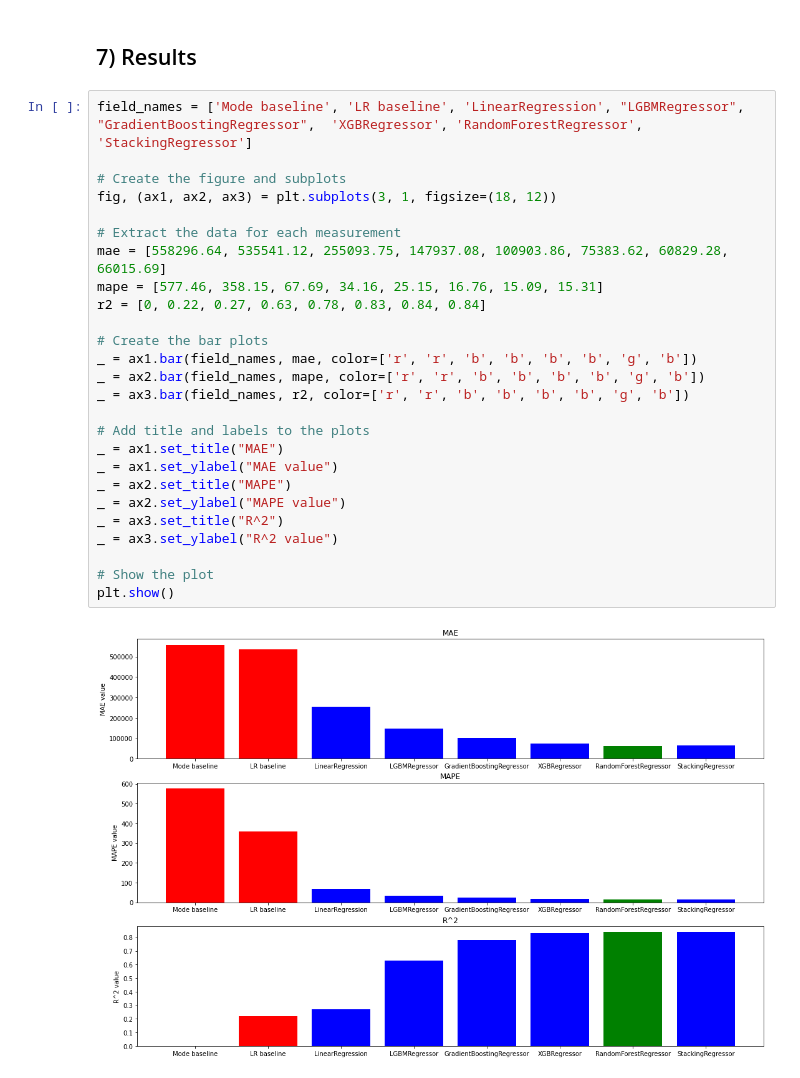
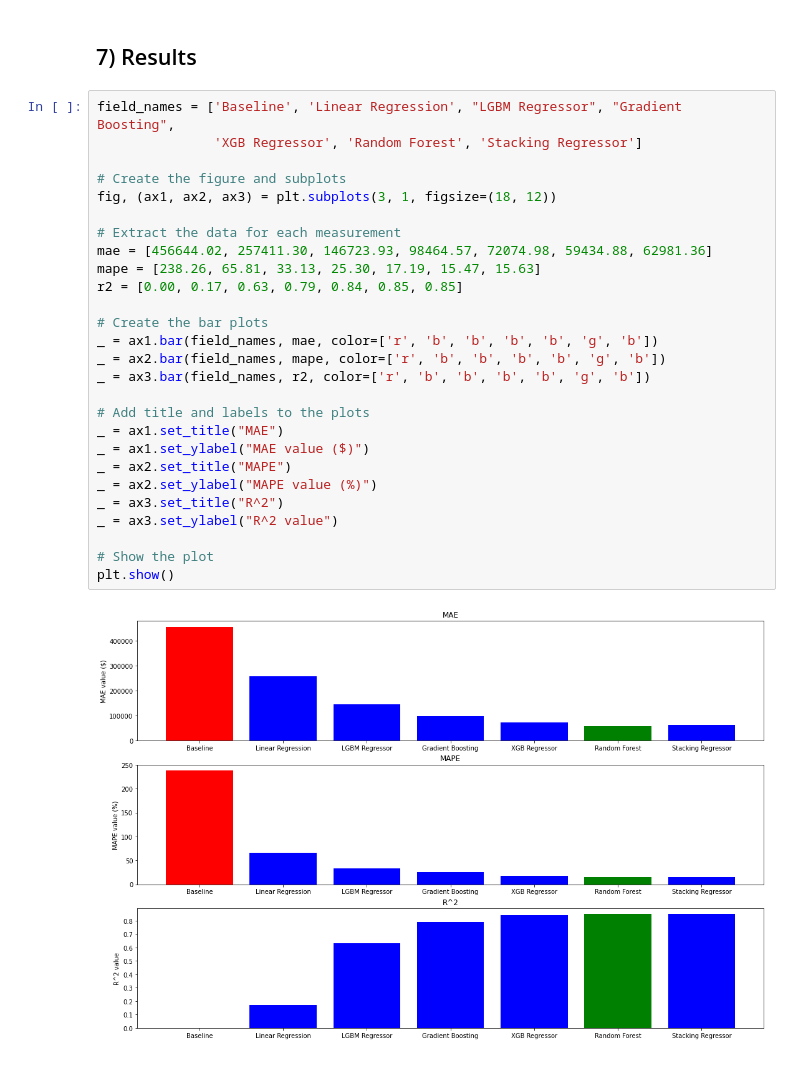
Before and after one commit to Mike-Kulikov/data_science_projects, a Jupyter notebook: Project 7. Property Price Prediction/Property Price Prediction - Final Project - Mike Kulikov.ipynb, the cells around one changed output. Saved outputs shown, nothing was run; the diff lists cells and outputs as text.

```diff
--- a/Project 7. Property Price Prediction/Property Price Prediction - Final Project - Mike Kulikov.ipynb
+++ b/Project 7. Property Price Prediction/Property Price Prediction - Final Project - Mike Kulikov.ipynb
@@ -2050,33 +1998,34 @@ Test R^2: 0.84
 # %% [markdown]
 ## 7) Results
 # %%
-field_names = ['Mode baseline', 'LR baseline', 'LinearRegression', "LGBMRegressor", "GradientBoostingRegressor",  'XGBRegressor', 'RandomForestRegressor', 'StackingRegressor']
+field_names = ['Baseline', 'Linear Regression', "LGBM Regressor", "Gradient Boosting",
+               'XGB Regressor', 'Random Forest', 'Stacking Regressor']
 
 # Create the figure and subplots
 fig, (ax1, ax2, ax3) = plt.subplots(3, 1, figsize=(18, 12))
 
 # Extract the data for each measurement
-mae = [558296.64, 535541.12, 255093.75, 147937.08, 100903.86, 75383.62, 60829.28, 66015.69]
-mape = [577.46, 358.15, 67.69, 34.16, 25.15, 16.76, 15.09, 15.31]
-r2 = [0, 0.22, 0.27, 0.63, 0.78, 0.83, 0.84, 0.84]
+mae = [456644.02, 257411.30, 146723.93, 98464.57, 72074.98, 59434.88, 62981.36]
+mape = [238.26, 65.81, 33.13, 25.30, 17.19, 15.47, 15.63]
+r2 = [0.00, 0.17, 0.63, 0.79, 0.84, 0.85, 0.85]
 
 # Create the bar plots
-_ = ax1.bar(field_names, mae, color=['r', 'r', 'b', 'b', 'b', 'b', 'g', 'b'])
-_ = ax2.bar(field_names, mape, color=['r', 'r', 'b', 'b', 'b', 'b', 'g', 'b'])
-_ = ax3.bar(field_names, r2, color=['r', 'r', 'b', 'b', 'b', 'b', 'g', 'b'])
+_ = ax1.bar(field_names, mae, color=['r', 'b', 'b', 'b', 'b', 'g', 'b'])
+_ = ax2.bar(field_names, mape, color=['r', 'b', 'b', 'b', 'b', 'g', 'b'])
+_ = ax3.bar(field_names, r2, color=['r', 'b', 'b', 'b', 'b', 'g', 'b'])
 
 # Add title and labels to the plots
 _ = ax1.set_title("MAE")
-_ = ax1.set_ylabel("MAE value")
+_ = ax1.set_ylabel("MAE value ($)")
 _ = ax2.set_title("MAPE")
-_ = ax2.set_ylabel("MAPE value")
+_ = ax2.set_ylabel("MAPE value (%)")
 _ = ax3.set_title("R^2")
 _ = ax3.set_ylabel("R^2 value")
 
 # Show the plot
 plt.show()
 # %% [output]
-[figure, old version]
+[figure, new version]
 # %% [markdown]
 ### Conclusion
 
```
Also changed, not shown: parts of 59 cells of this notebook, 1 other file.
